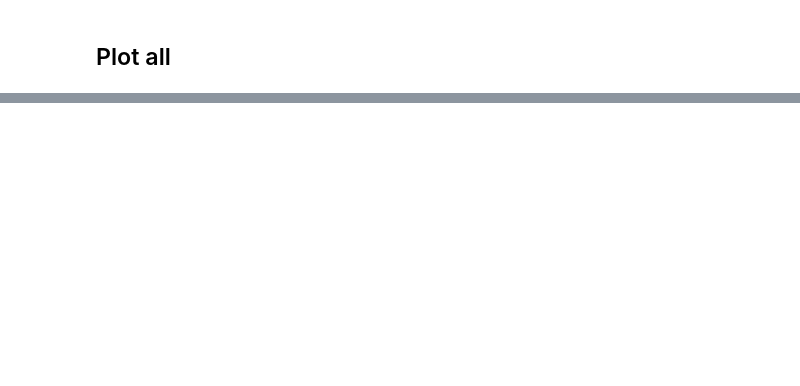
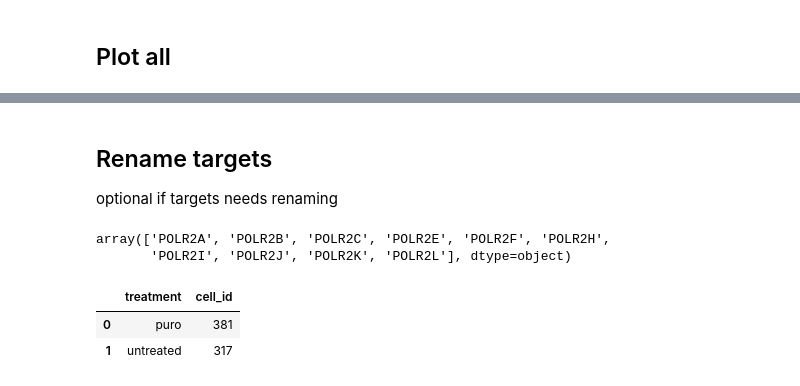
Before and after one commit to 2Echoes/Sequential_Fish, a Jupyter notebook: analysis/Custom_graph.ipynb, the cells around one changed output, grey strips where cells are left out. Drawn from its saved outputs; the diff is of its cells as text; code cells hidden in the pictures; blank space fills up the shorter version.

```diff
--- a/analysis/Custom_graph.ipynb
+++ b/analysis/Custom_graph.ipynb
@@ -153,0 +166,25 @@ for measure in measures:
+# %%
+Cell_data = pd.DataFrame()
+for path, treatment in zip([Run_1, Run_2], ["untreated", "puro"]) :
+
+    Acquisition = pd.read_feather(path + "/result_tables/Acquisition.feather")
+    Detection = pd.read_feather(path + "/result_tables/Detection.feather")
+    Spots = pd.read_feather(path + "/result_tables/Spots.feather")
+    Gene_map = pd.read_feather(path + "/result_tables/Gene_map.feather")
+    Cell = pd.read_feather(path + "/result_tables/Cell.feather")
+
+    Detection, Cell, Spots = merge_data(
+        Acquisition=Acquisition,
+        Detection=Detection,
+        Cell=Cell,
+        Spots=Spots,
+        Gene_map=Gene_map
+    )
+
+    Cell['treatment'] = treatment
+    Cell['path'] = path
+
+    Cell_data = pd.concat([
+        Cell_data,
+        Cell,
+    ],axis=0)
@@ -153,0 +209,22 @@ for measure in measures:
+# %% [markdown]
+## Rename targets
+
+optional if targets needs renaming
+# %%
+rule = {
+    'POLR2A_0' : 'POLR2A'
+}
+
+Cell_data['target'] = Cell_data['target'].replace(rule)
+Cell_data['target'].unique()
+# %% [output]
+array(['POLR2A', 'POLR2B', 'POLR2C', 'POLR2E', 'POLR2F', 'POLR2H',
+       'POLR2I', 'POLR2J', 'POLR2K', 'POLR2L'], dtype=object)
+# %%
+Cell_data.groupby(['treatment'], as_index=False).agg({
+    'cell_id' : 'nunique'
+})
+# %% [output]
+|  | treatment | cell_id |
+| 0 | puro | 381 |
+| 1 | untreated | 317 |
```
Also changed, not shown: parts of 23 cells of this notebook, 4 other files.
